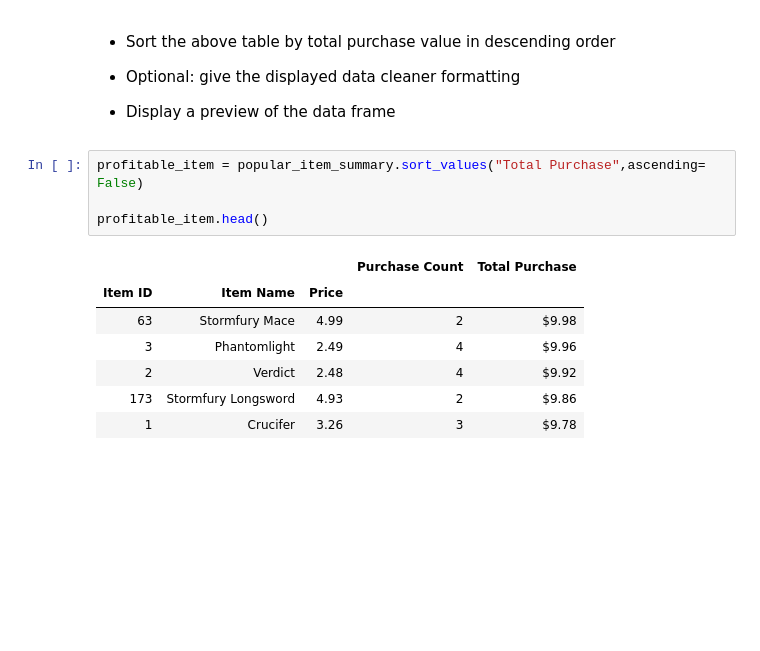
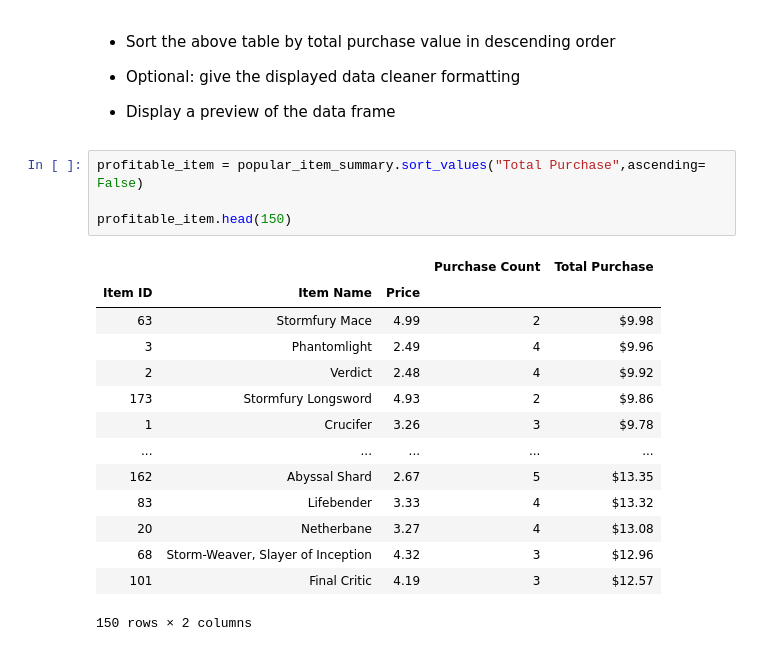
Before and after one commit to narayanan-nithya/HeroesOfPyMoli, a Jupyter notebook: PyMoli_Completed.ipynb, the cells around one changed output. Drawn from its saved outputs; the diff is of its cells as text; blank space fills up the shorter version.

```diff
--- a/PyMoli_Completed.ipynb
+++ b/PyMoli_Completed.ipynb
@@ -314,12 +329,19 @@ popular_item_summary.head()
 # %%
 profitable_item = popular_item_summary.sort_values("Total Purchase",ascending= False)
 
-profitable_item.head()
+profitable_item.head(150)
 # %% [output]
 |  |  |  | Purchase Count | Total Purchase |
 | Item ID | Item Name | Price |  |  |
 | 63 | Stormfury Mace | 4.99 | 2 | $9.98 |
 | 3 | Phantomlight | 2.49 | 4 | $9.96 |
 | 2 | Verdict | 2.48 | 4 | $9.92 |
 | 173 | Stormfury Longsword | 4.93 | 2 | $9.86 |
 | 1 | Crucifer | 3.26 | 3 | $9.78 |
+| ... | ... | ... | ... | ... |
+| 162 | Abyssal Shard | 2.67 | 5 | $13.35 |
+| 83 | Lifebender | 3.33 | 4 | $13.32 |
+| 20 | Netherbane | 3.27 | 4 | $13.08 |
+| 68 | Storm-Weaver, Slayer of Inception | 4.32 | 3 | $12.96 |
+| 101 | Final Critic | 4.19 | 3 | $12.57 |
+150 rows × 2 columns
```
Also changed, not shown: parts of 6 cells of this notebook.
